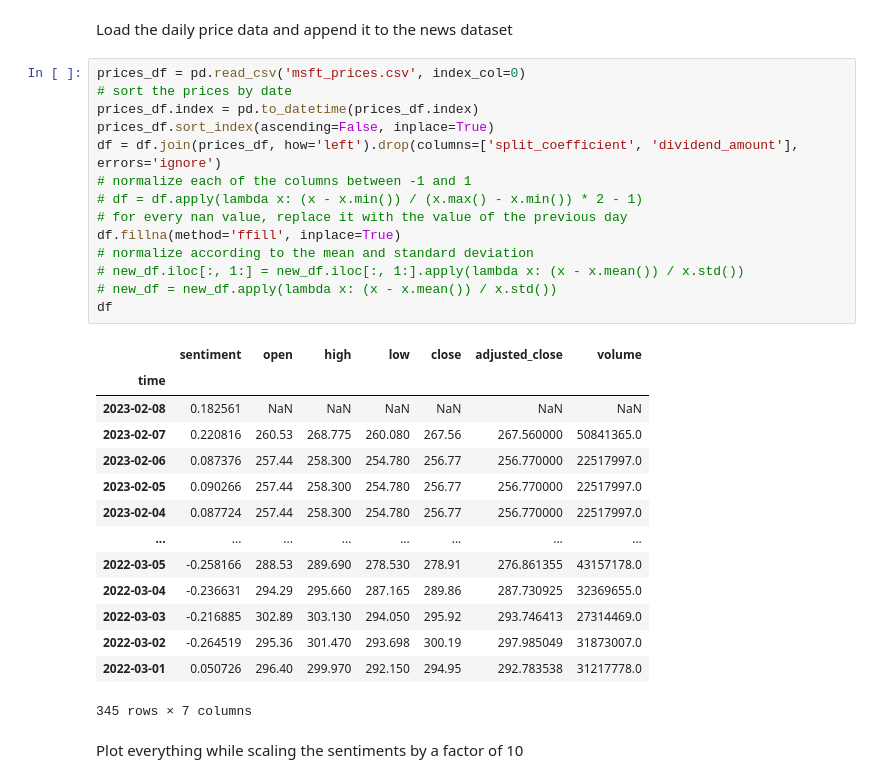
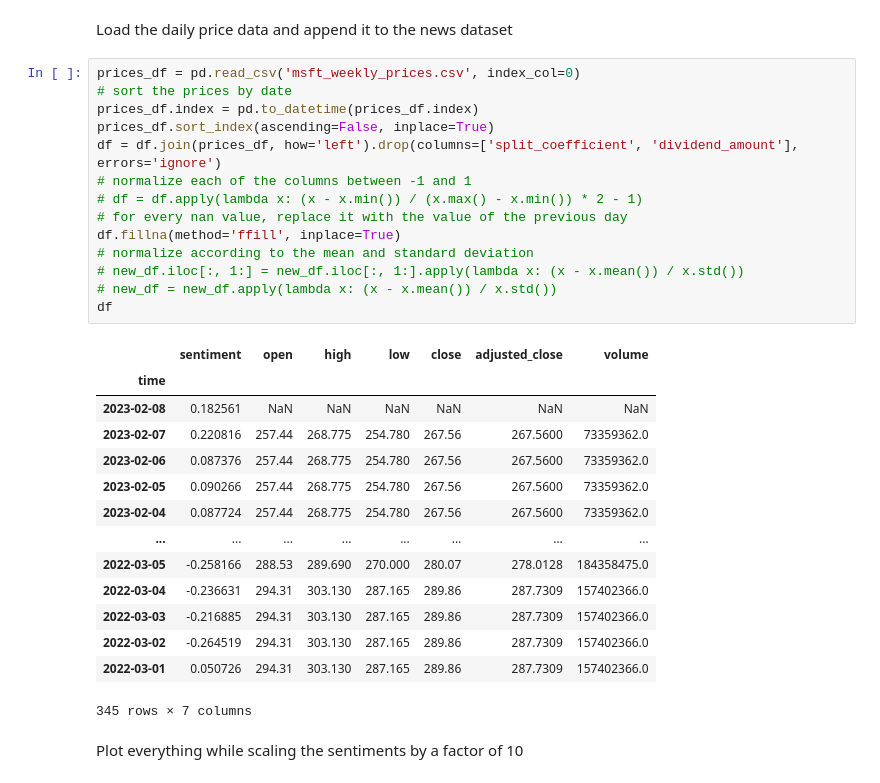
Before and after one commit to DavidPeleg6/Financial_News_Sentiments, a Jupyter notebook: baseline_analysis/msft_analysis.ipynb, the cells around one changed output. Drawn from its saved outputs; the diff is of its cells as text.

```diff
--- a/baseline_analysis/msft_analysis.ipynb
+++ b/baseline_analysis/msft_analysis.ipynb
@@ -231,33 +253,33 @@ Text(0.5, 0, '')
 # %% [markdown]
 Load the daily price data and append it to the news dataset
 # %%
-prices_df = pd.read_csv('msft_prices.csv', index_col=0)
+prices_df = pd.read_csv('msft_weekly_prices.csv', index_col=0)
 # sort the prices by date
 prices_df.index = pd.to_datetime(prices_df.index)
 prices_df.sort_index(ascending=False, inplace=True)
 df = df.join(prices_df, how='left').drop(columns=['split_coefficient', 'dividend_amount'], errors='ignore')
 # normalize each of the columns between -1 and 1
 # df = df.apply(lambda x: (x - x.min()) / (x.max() - x.min()) * 2 - 1)
 # for every nan value, replace it with the value of the previous day
 df.fillna(method='ffill', inplace=True)
 # normalize according to the mean and standard deviation
 # new_df.iloc[:, 1:] = new_df.iloc[:, 1:].apply(lambda x: (x - x.mean()) / x.std())
 # new_df = new_df.apply(lambda x: (x - x.mean()) / x.std())
 df
 # %% [output]
 |  | sentiment | open | high | low | close | adjusted_close | volume |
 | time |  |  |  |  |  |  |  |
 | 2023-02-08 | 0.182561 | NaN | NaN | NaN | NaN | NaN | NaN |
-| 2023-02-07 | 0.220816 | 260.53 | 268.775 | 260.080 | 267.56 | 267.560000 | 50841365.0 |
-| 2023-02-06 | 0.087376 | 257.44 | 258.300 | 254.780 | 256.77 | 256.770000 | 22517997.0 |
-| 2023-02-05 | 0.090266 | 257.44 | 258.300 | 254.780 | 256.77 | 256.770000 | 22517997.0 |
-| 2023-02-04 | 0.087724 | 257.44 | 258.300 | 254.780 | 256.77 | 256.770000 | 22517997.0 |
+| 2023-02-07 | 0.220816 | 257.44 | 268.775 | 254.780 | 267.56 | 267.5600 | 73359362.0 |
+| 2023-02-06 | 0.087376 | 257.44 | 268.775 | 254.780 | 267.56 | 267.5600 | 73359362.0 |
+| 2023-02-05 | 0.090266 | 257.44 | 268.775 | 254.780 | 267.56 | 267.5600 | 73359362.0 |
+| 2023-02-04 | 0.087724 | 257.44 | 268.775 | 254.780 | 267.56 | 267.5600 | 73359362.0 |
 | ... | ... | ... | ... | ... | ... | ... | ... |
-| 2022-03-05 | -0.258166 | 288.53 | 289.690 | 278.530 | 278.91 | 276.861355 | 43157178.0 |
-| 2022-03-04 | -0.236631 | 294.29 | 295.660 | 287.165 | 289.86 | 287.730925 | 32369655.0 |
-| 2022-03-03 | -0.216885 | 302.89 | 303.130 | 294.050 | 295.92 | 293.746413 | 27314469.0 |
-| 2022-03-02 | -0.264519 | 295.36 | 301.470 | 293.698 | 300.19 | 297.985049 | 31873007.0 |
-| 2022-03-01 | 0.050726 | 296.40 | 299.970 | 292.150 | 294.95 | 292.783538 | 31217778.0 |
+| 2022-03-05 | -0.258166 | 288.53 | 289.690 | 270.000 | 280.07 | 278.0128 | 184358475.0 |
+| 2022-03-04 | -0.236631 | 294.31 | 303.130 | 287.165 | 289.86 | 287.7309 | 157402366.0 |
+| 2022-03-03 | -0.216885 | 294.31 | 303.130 | 287.165 | 289.86 | 287.7309 | 157402366.0 |
+| 2022-03-02 | -0.264519 | 294.31 | 303.130 | 287.165 | 289.86 | 287.7309 | 157402366.0 |
+| 2022-03-01 | 0.050726 | 294.31 | 303.130 | 287.165 | 289.86 | 287.7309 | 157402366.0 |
 345 rows × 7 columns
 # %% [markdown]
 Plot everything while scaling the sentiments by a factor of 10
```
Also changed, not shown: parts of 22 cells of this notebook, 5 other files.
